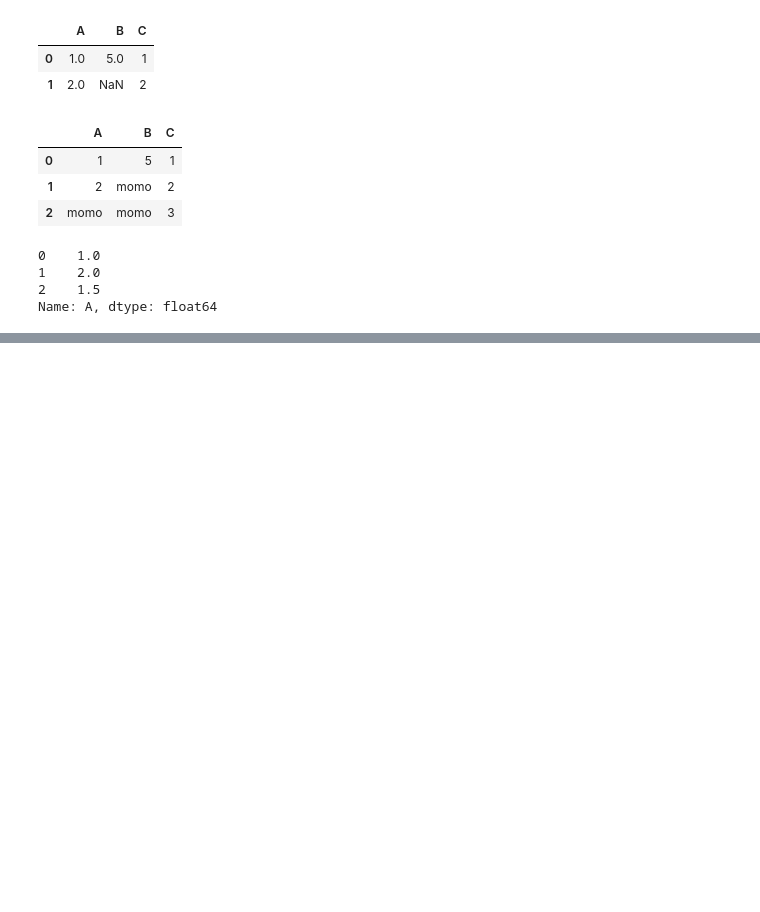
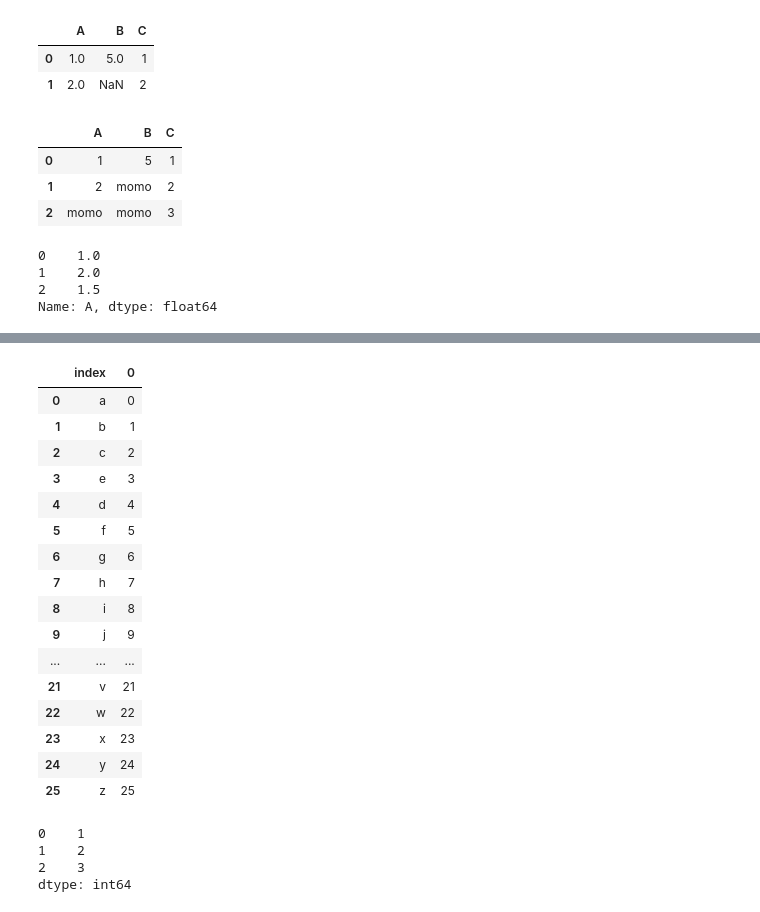
Before and after one commit to sellamiam/Python, a Jupyter notebook: lesson 2 - Machine learning .ipynb, the cells around one changed output, grey strips where cells are left out. Cells and saved outputs as stored; diff of their text form; code cells hidden in the pictures; blank space fills up the shorter version.

```diff
--- a/lesson 2 - Machine learning .ipynb
+++ b/lesson 2 - Machine learning .ipynb
@@ -1102,0 +1377,28 @@ Name: A, dtype: float64
+# %%
+mylist = list('abcedfghijklmnopqrstuvwxyz')
+myarr = np.arange(26)
+mydict = dict(zip(mylist, myarr))
+ser = pd.Series(mydict)
+# %%
+table = pd.DataFrame(ser)
+# %%
+table = table.reset_index()
+table
+# %% [output]
+|  | index | 0 |
+| 0 | a | 0 |
+| 1 | b | 1 |
+| 2 | c | 2 |
+| 3 | e | 3 |
+| 4 | d | 4 |
+| 5 | f | 5 |
+| 6 | g | 6 |
+| 7 | h | 7 |
+| 8 | i | 8 |
+| 9 | j | 9 |
+| ... | ... | ... |
+| 21 | v | 21 |
+| 22 | w | 22 |
+| 23 | x | 23 |
+| 24 | y | 24 |
+| 25 | z | 25 |
@@ -1102,0 +1408,7 @@ Name: A, dtype: float64
+# %%
+ser1[~ser1.not'
+# %% [output]
+0    1
+1    2
+2    3
+dtype: int64
```
Also changed, not shown: parts of 75 cells of this notebook, 1 other file.
